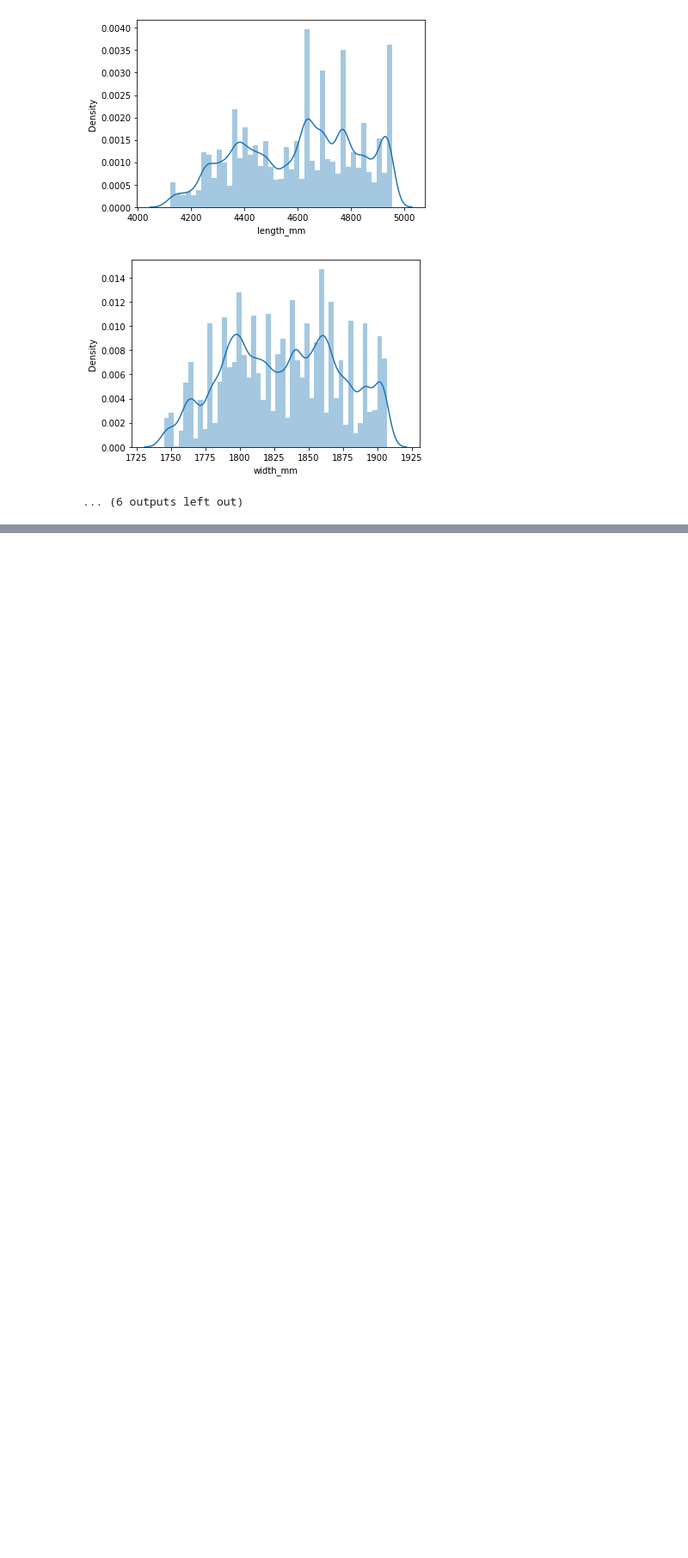
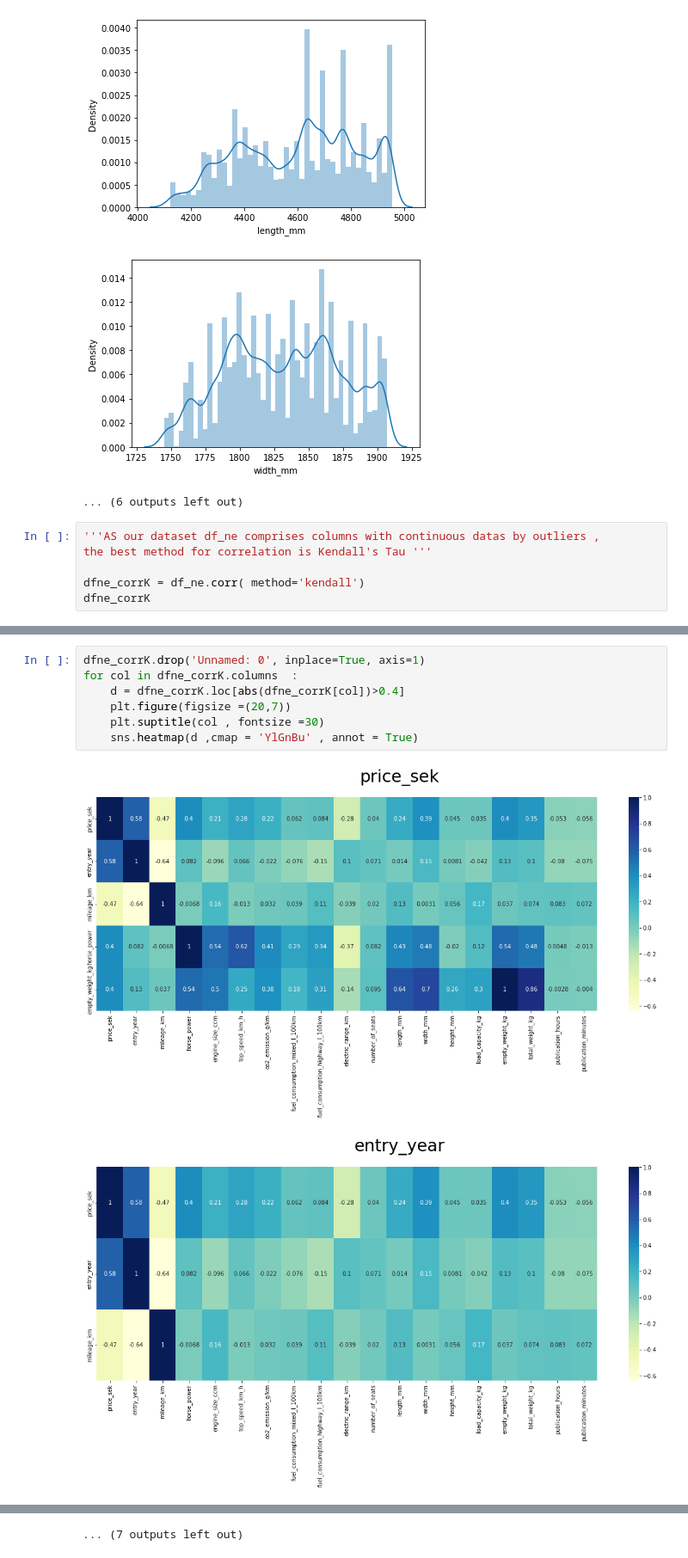
Before and after one commit to javadbazargan/EDA_statistical_tests_on_used_cars, a Jupyter notebook: eda_sta_used_car.ipynb, the cells around one changed output, grey strips where cells are left out. Shown at 86% size. Cells and saved outputs as stored; diff of their text form; blank space fills up the shorter version.

Commit message:
correlations and heatmap reveals depth of data analyses

```diff
--- a/eda_sta_used_car.ipynb
+++ b/eda_sta_used_car.ipynb
@@ -241,3 +241,9 @@ for column in cl:
 [figure]
 [figure]
 ... (6 outputs left out)
+# %%
+'''AS our dataset df_ne comprises columns with continuous datas by outliers ,
+the best method for correlation is Kendall's Tau '''
+
+dfne_corrK = df_ne.corr( method='kendall')
+dfne_corrK
@@ -243,0 +268,10 @@ for column in cl:
+# %%
+dfne_corrK.drop('Unnamed: 0', inplace=True, axis=1)
+for col in dfne_corrK.columns  :
+    d = dfne_corrK.loc[abs(dfne_corrK[col])>0.4]
+    plt.figure(figsize =(20,7))
+    plt.suptitle(col , fontsize =30)
+    sns.heatmap(d ,cmap = 'YlGnBu' , annot = True)
+# %% [output]
+[figure, added]
+[figure, added]
@@ -243,0 +288 @@ for column in cl:
+... (7 outputs left out)
```
Also changed, not shown: parts of 8 cells of this notebook.
